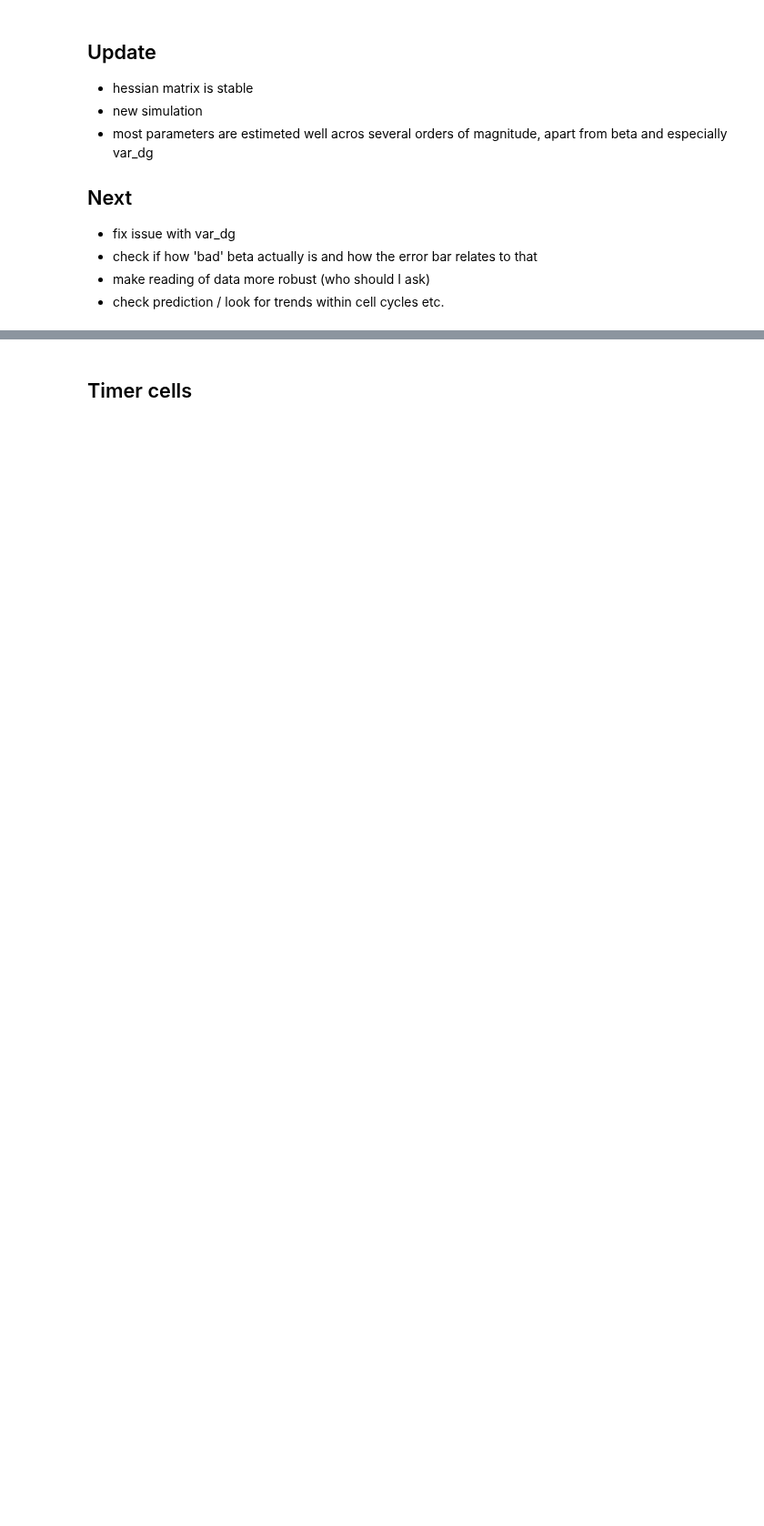
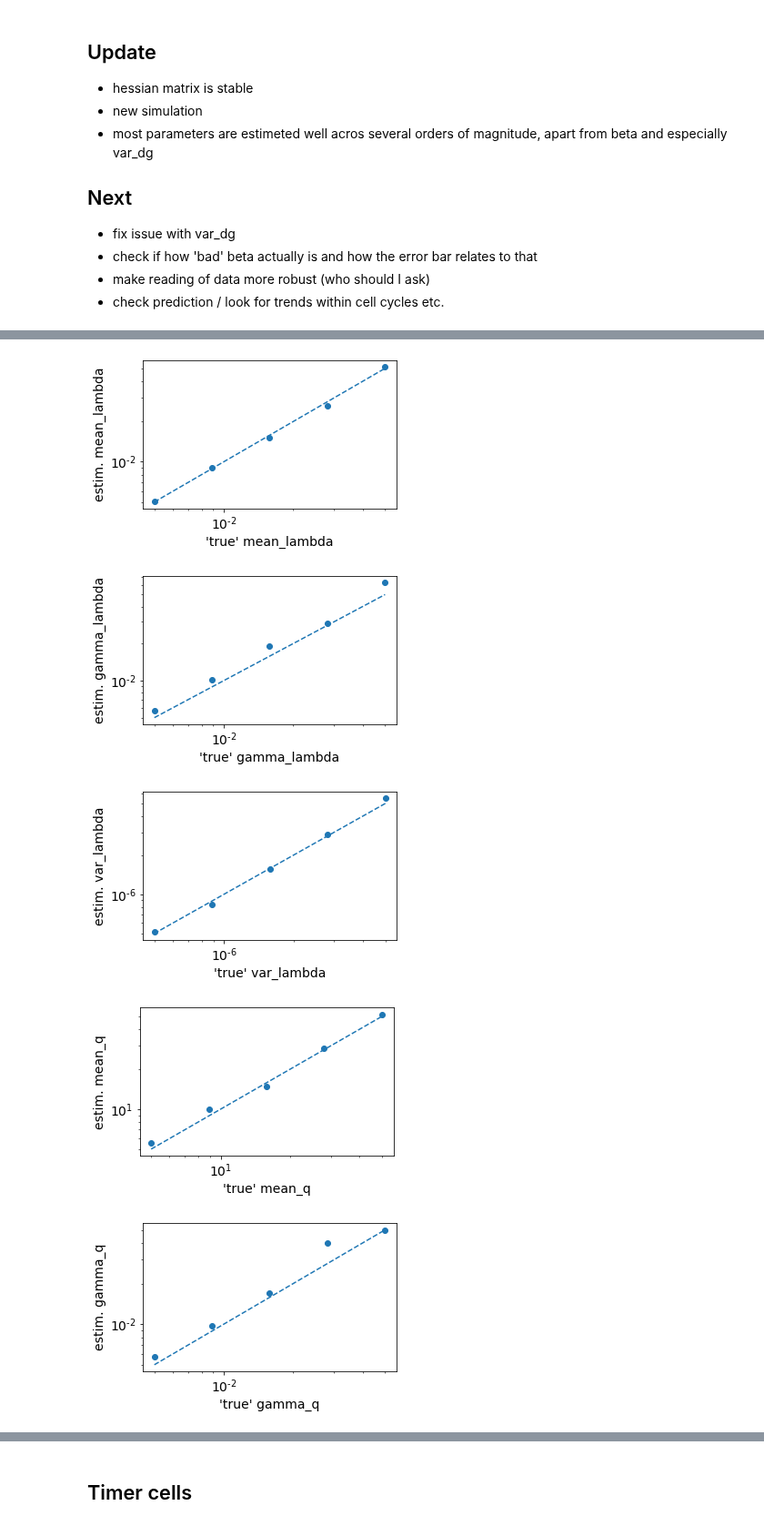
Before and after one commit to bjks/gfp_gaussian_process, a Jupyter notebook: notebooks/ggp_param_estim.ipynb, the cells around one changed output, grey strips where cells are left out. Shown at 91% size. Cells and saved outputs as stored; diff of their text form; code cells hidden in the pictures; blank space fills up the shorter version.

Commit message:
before changing init_cells

```diff
--- a/notebooks/ggp_param_estim.ipynb
+++ b/notebooks/ggp_param_estim.ipynb
@@ -13,23 +13,24 @@ params_config = {'mean_lambda': 'bound',
                     'var_dx':'bound',
                     'var_dg':'bound'}
 # %%
-def plot_true_vs_estim(directory, sample, parameter, param_range, params_config, log=True, skip=0):
-    fig, ax = plt.subplots(figsize=(13,6))
-    ax.plot(np.linspace(param_range[0], param_range[-1], 100), np.linspace(param_range[0], param_range[-1], 100), ls='--')
+def plot_true_vs_estim(directory, sample, parameter, run_range, params_config, log=True):
+    fig, ax = plt.subplots(figsize=(5,3))
 
-    for i, param in enumerate(param_range):
-        i+=skip
+    inits = []
+
+    for i in run_range:
         directory_i = directory.format(i)
-
         sample_i = sample.format(i)
-
         filebase = default_filebase(directory_i, sample_i) # default
 
-        minimization_iter_file, minimization_final_file = get_minimization_file(filebase, params_config)
+        _, minimization_final_file = get_minimization_file(filebase, params_config)
+        parameters_settings = read_params_config(minimization_final_file)
 
-        parameters_settings = read_params_config(minimization_final_file)
+        init = get_params_config(parameters_settings, parameter)["init"].values[0]
         final = get_params_config(parameters_settings, parameter)["final"].values[0]
-        ax.scatter(param, final, label= parameter+" = "+str(param), color='tab:blue')
+        ax.scatter(init, final, color='tab:blue')
+        inits.append(init)
+
     ax.set_ylabel("estim. "+parameter)
     ax.set_xlabel("'true' "+parameter)
     if log == 'x':
@@ -37,6 +38,8 @@ def plot_true_vs_estim(directory, sample, parameter, param_range, params_config,
     if log == True:
         plt.xscale('log')
         plt.yscale('log')
+
+    ax.plot(inits, inits, ls='--',  color='tab:blue')
 
     # ax.set_xticks(param_range)
     # ax.set_xticklabels([ str(v) for i,v in enumerate(param_range)])
@@ -189,0 +139,13 @@ plot_true_vs_estim('../data/beta/beta_{:d}', 'beta_{:d}', "beta", [5e-2, 1e-2, 5
+# %%
+for p in list(params_config.keys())[:-2]:
+    direct = '../data/vary_param_n250_' + p + '_sizer/'
+    sample = 'vary_param_n250_' + p + '_sizer_{:d}'
+    direct+=sample
+    # plot_true_vs_estim('../data/vary_param_n250_gamma_lambda_sizer/vary_param_n250_gamma_lambda_sizer_{:d}',       'vary_param_n250_gamma_lambda_sizer_{:d}', "gamma_lambda", np.arange(5), params_config, log=True)
+    plot_true_vs_estim(direct,sample, p, np.arange(5), params_config, log=True)
+# %% [output]
+[figure, added]
+[figure, added]
+[figure, added]
+[figure, added]
+[figure, added]
```
Also changed, not shown: parts of 12 cells of this notebook, 7 other files.
